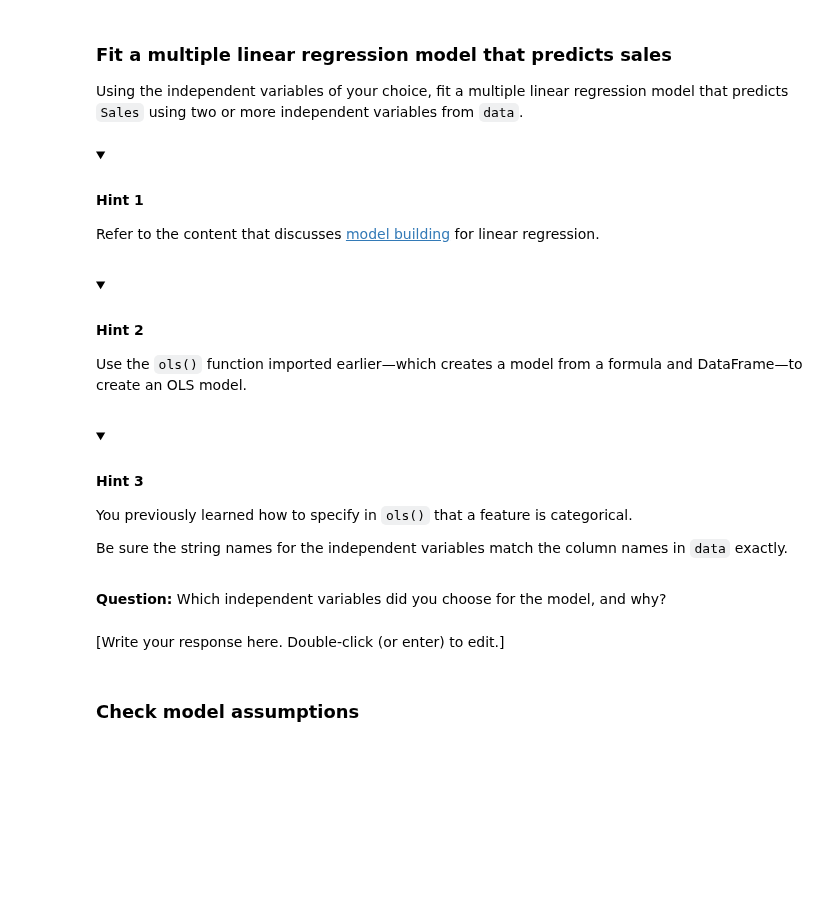
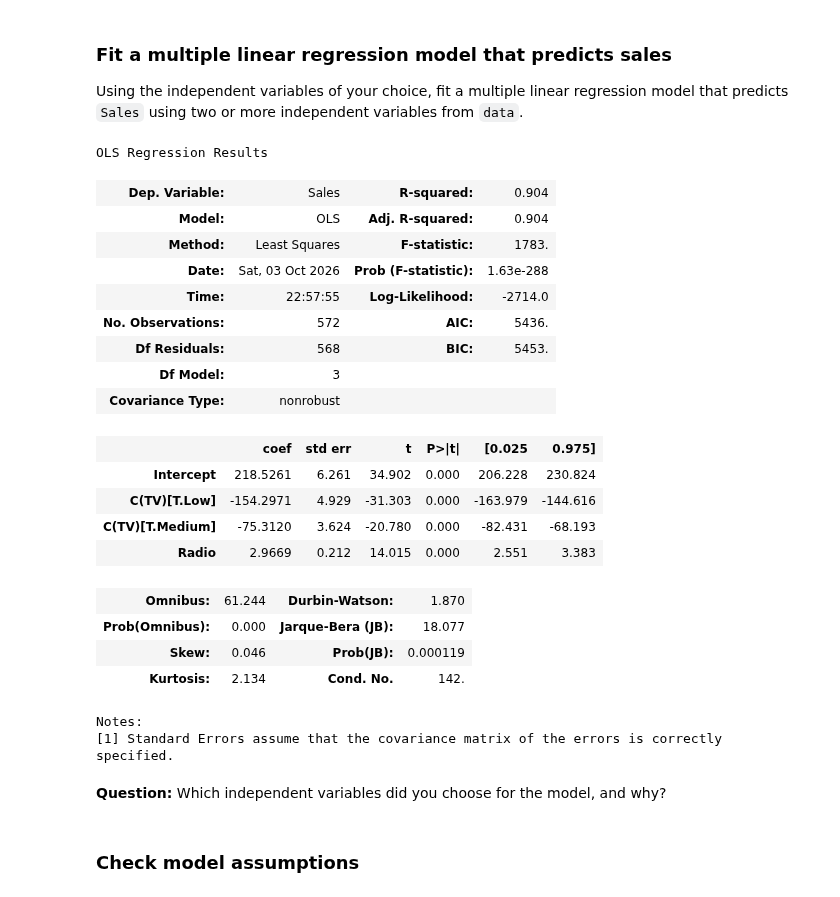
Before and after one commit to dyyland23-glitch/Marketing_Evaluate_simple_and_multiple_regression, a Jupyter notebook: Marketitng_Perform multiple linear regression.ipynb, the cells around one changed output. Saved outputs shown, nothing was run; the diff lists cells and outputs as text; code cells hidden in the pictures; folded sections open; blank space fills up the shorter version.

```diff
--- a/Marketitng_Perform multiple linear regression.ipynb
+++ b/Marketitng_Perform multiple linear regression.ipynb
@@ -159,7 +159,7 @@ The `ols()` function doesn't run when variable names contain a space. Check that
 # %%
 # Rename all columns in data that contain a space.
 
-### YOUR CODE HERE ###
+data = data.rename(columns={'Social Media': 'Social_Media'})
 # %% [markdown]
 ## Step 3: Model building
 # %% [markdown]
@@ -168,55 +168,46 @@ The `ols()` function doesn't run when variable names contain a space. Check that
 Using the independent variables of your choice, fit a multiple linear regression model that predicts `Sales` using two or more independent variables from `data`.
 # %%
 # Define the OLS formula.
+ols_formula = 'Sales ~ C(TV) + Radio'
 
-### YOUR CODE HERE ###
 
 
 # Create an OLS model.
-
-### YOUR CODE HERE ###
-
-
-# Fit the model.
-
-### YOUR CODE HERE ###
-
-
-# Save the results summary.
-
-### YOUR CODE HERE ###
-
-
-# Display the model results.
-
-### YOUR CODE HERE ###
+OLS = smf.ols(formula=ols_formula, data=data)
-# %% [markdown]
-<details>
-<summary><h4><strong>Hint 1</strong></h4></summary>
-
-Refer to the content that discusses [model building](https://www.coursera.org/learn/regression-analysis-simplify-complex-data-relationships/lecture/zd74V/interpret-multiple-regression-coefficients) for linear regression.
-
-</details>
-# %% [markdown]
-<details>
-<summary><h4><strong>Hint 2</strong></h4></summary>
-
-Use the `ols()` function imported earlier—which creates a model from a formula and DataFrame—to create an OLS model.
-
-</details>
-# %% [markdown]
-<details>
-<summary><h4><strong>Hint 3</strong></h4></summary>
-
-You previously learned how to specify in `ols()` that a feature is categorical.
-
-Be sure the string names for the independent variables match the column names in `data` exactly.
-
-</details>
+# %%
+
+#Fit the model
+model = OLS.fit()
+
+
+# Save the results summary.
+model_results = model.summary()
+
+model.summary()
+# %% [output]
+OLS Regression Results
+| Dep. Variable: | Sales | R-squared: | 0.904 |
+| Model: | OLS | Adj. R-squared: | 0.904 |
+| Method: | Least Squares | F-statistic: | 1783. |
+| Date: | Sat, 03 Oct 2026 | Prob (F-statistic): | 1.63e-288 |
+| Time: | 22:57:55 | Log-Likelihood: | -2714.0 |
+| No. Observations: | 572 | AIC: | 5436. |
+| Df Residuals: | 568 | BIC: | 5453. |
+| Df Model: | 3 |  |  |
+| Covariance Type: | nonrobust |  |  |
+|  | coef | std err | t | P>|t| | [0.025 | 0.975] |
+| Intercept | 218.5261 | 6.261 | 34.902 | 0.000 | 206.228 | 230.824 |
+| C(TV)[T.Low] | -154.2971 | 4.929 | -31.303 | 0.000 | -163.979 | -144.616 |
+| C(TV)[T.Medium] | -75.3120 | 3.624 | -20.780 | 0.000 | -82.431 | -68.193 |
+| Radio | 2.9669 | 0.212 | 14.015 | 0.000 | 2.551 | 3.383 |
+| Omnibus: | 61.244 | Durbin-Watson: | 1.870 |
+| Prob(Omnibus): | 0.000 | Jarque-Bera (JB): | 18.077 |
+| Skew: | 0.046 | Prob(JB): | 0.000119 |
+| Kurtosis: | 2.134 | Cond. No. | 142. |
+Notes:
+[1] Standard Errors assume that the covariance matrix of the errors is correctly specified.
 # %% [markdown]
 **Question:** Which independent variables did you choose for the model, and why?
-# %% [markdown]
-[Write your response here. Double-click (or enter) to edit.]
 # %% [markdown]
 ### Check model assumptions
 # %% [markdown]
```
